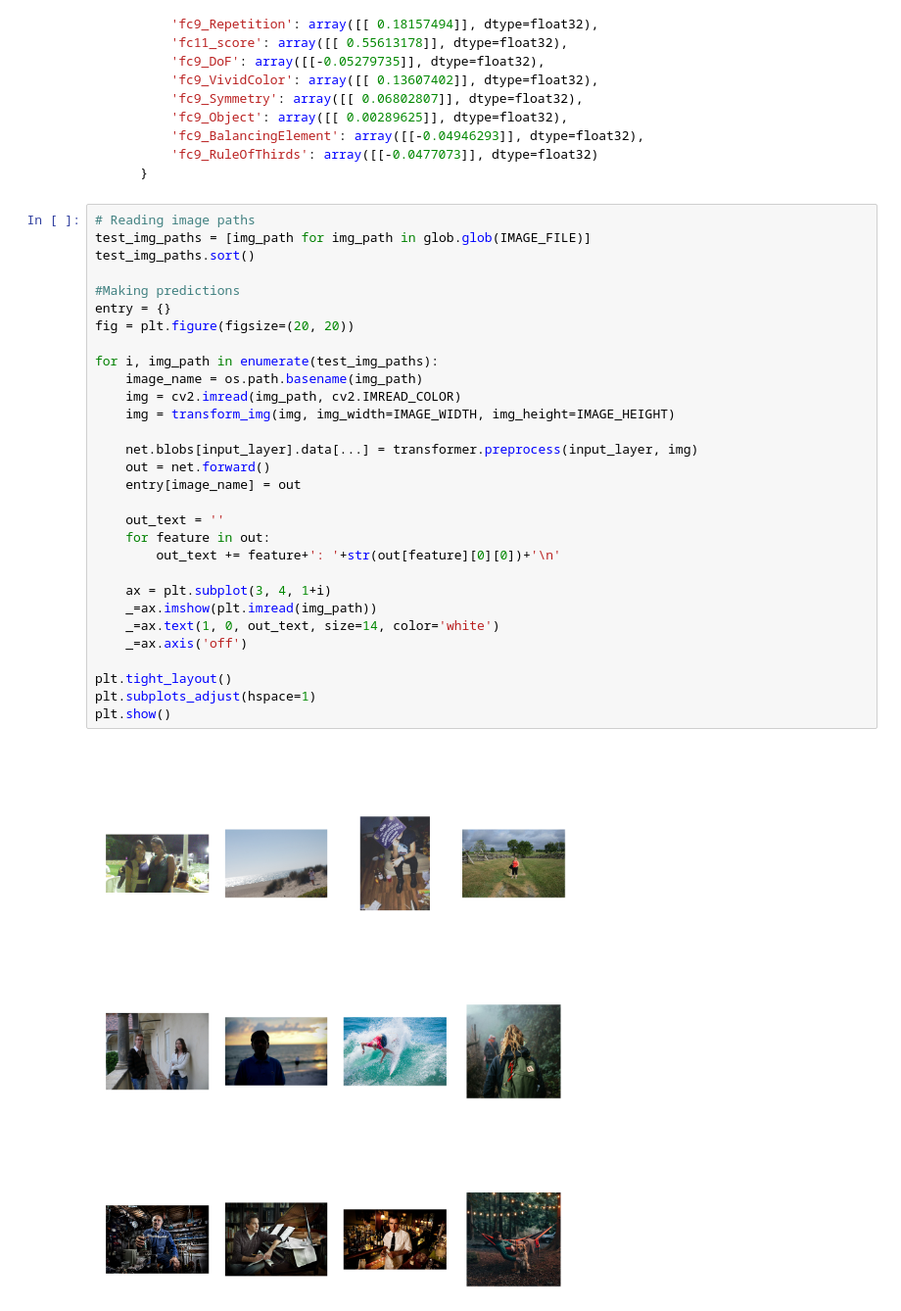
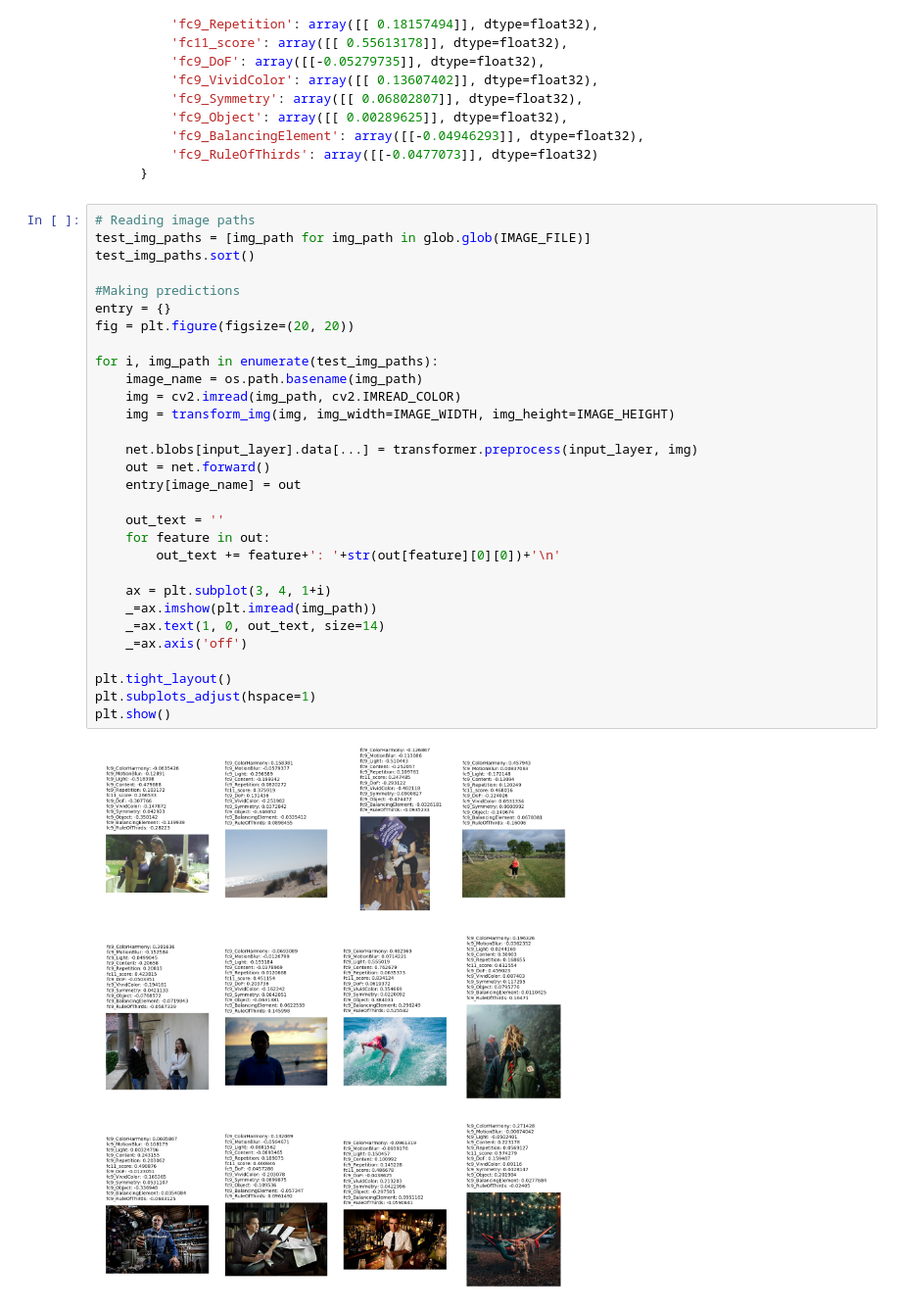
Before and after one commit to pcrete/machine-learning-tutorials, a Jupyter notebook: image_aesthetic/AADB/demo.ipynb, the cells around one changed output. Shown at 98% size. Saved outputs shown, nothing was run; the diff lists cells and outputs as text.

Commit message:
Image Aesthetic

```diff
--- a/image_aesthetic/AADB/demo.ipynb
+++ b/image_aesthetic/AADB/demo.ipynb
@@ -88,32 +90,32 @@ Output structure
 # %%
 # Reading image paths
 test_img_paths = [img_path for img_path in glob.glob(IMAGE_FILE)]
 test_img_paths.sort()
 
 #Making predictions
 entry = {}
 fig = plt.figure(figsize=(20, 20))
 
 for i, img_path in enumerate(test_img_paths):
     image_name = os.path.basename(img_path)
     img = cv2.imread(img_path, cv2.IMREAD_COLOR)
     img = transform_img(img, img_width=IMAGE_WIDTH, img_height=IMAGE_HEIGHT)
 
     net.blobs[input_layer].data[...] = transformer.preprocess(input_layer, img)
     out = net.forward()
     entry[image_name] = out
 
     out_text = ''
     for feature in out:
         out_text += feature+': '+str(out[feature][0][0])+'\n'
 
     ax = plt.subplot(3, 4, 1+i)
     _=ax.imshow(plt.imread(img_path))
-    _=ax.text(1, 0, out_text, size=14, color='white')
+    _=ax.text(1, 0, out_text, size=14)
     _=ax.axis('off')
 
 plt.tight_layout()
 plt.subplots_adjust(hspace=1)
 plt.show()
 # %% [output]
-[figure, old version]
+[figure, new version]
```
Also changed, not shown: parts of 1 cell of this notebook.
